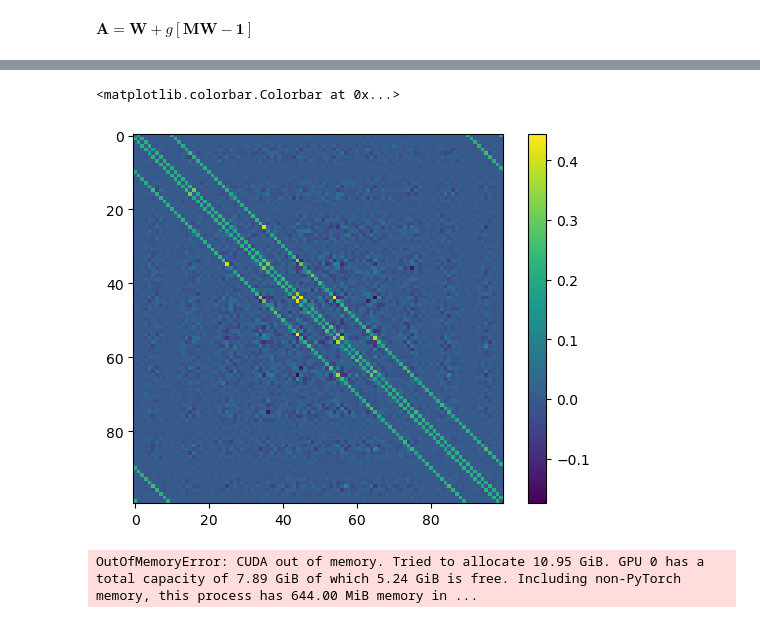
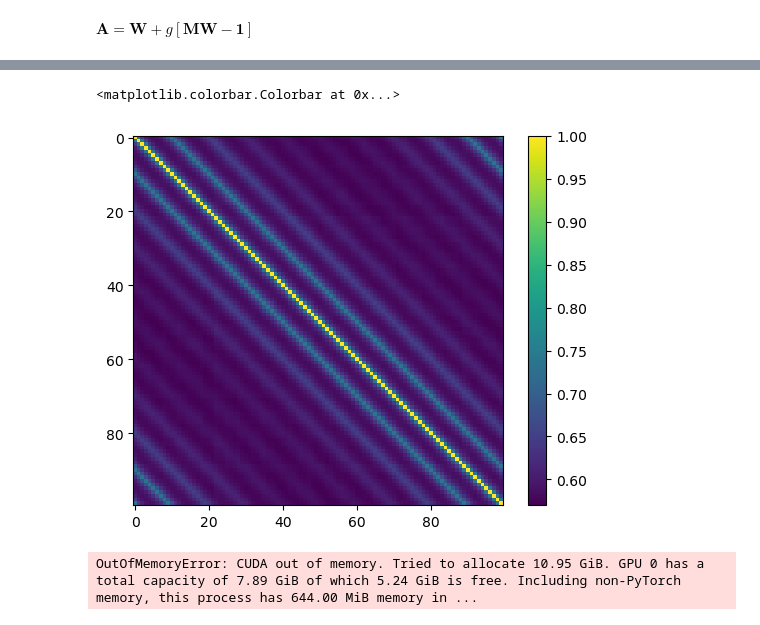
Before and after one commit to bsfn-0323/diffusion, a Jupyter notebook: gaussDiff_constraint.ipynb, the cells around one changed output, grey strips where cells are left out. Saved outputs shown, nothing was run; the diff lists cells and outputs as text; code cells hidden in the pictures.

```diff
--- a/gaussDiff_constraint.ipynb
+++ b/gaussDiff_constraint.ipynb
@@ -20,7 +16,7 @@ Tmin = 2.27
 Tmax = 3.22
 meas = 20
 Ts = np.linspace(Tmin,Tmax,meas)
-L = 14
+L = 10
 #data = load_data(L,Ts[9],200000)
 data = load_data(L,Ts[0],200000)
 plt.hist(np.mean(data,axis = 1))
@@ -202,12 +210,12 @@ plt.colorbar()
 # %%
-Jtrue = np.linalg.inv(np.cov(data.T))
-#Jtrue = (np.cov(data.T))
-Jtrue = -Jtrue +np.diag(np.diag(Jtrue))
+#Jtrue = np.linalg.inv(np.cov(data.T))
+Jtrue = (np.cov(data.T))
+#Jtrue = -Jtrue +np.diag(np.diag(Jtrue))
 plt.imshow(Jtrue)
 plt.colorbar()
 # %% [output]
 <matplotlib.colorbar.Colorbar at 0x...>
-[figure, old version]
+[figure, new version]
 # %%
 def getScoreParams(x0,diffTemp,dt,nSteps):
     N = x0.shape[1]
```
Also changed, not shown: parts of 14 cells of this notebook, 3 other files.
